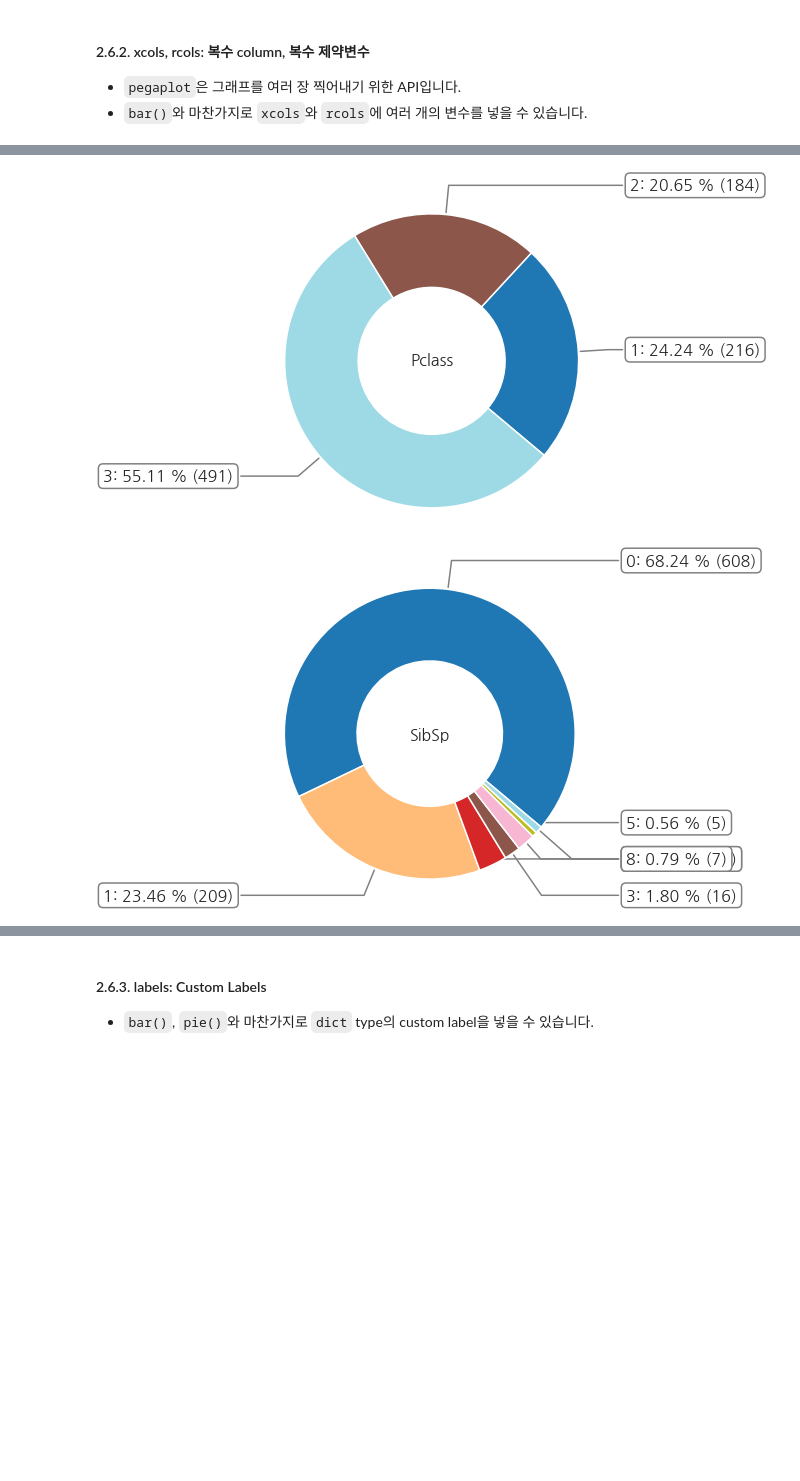
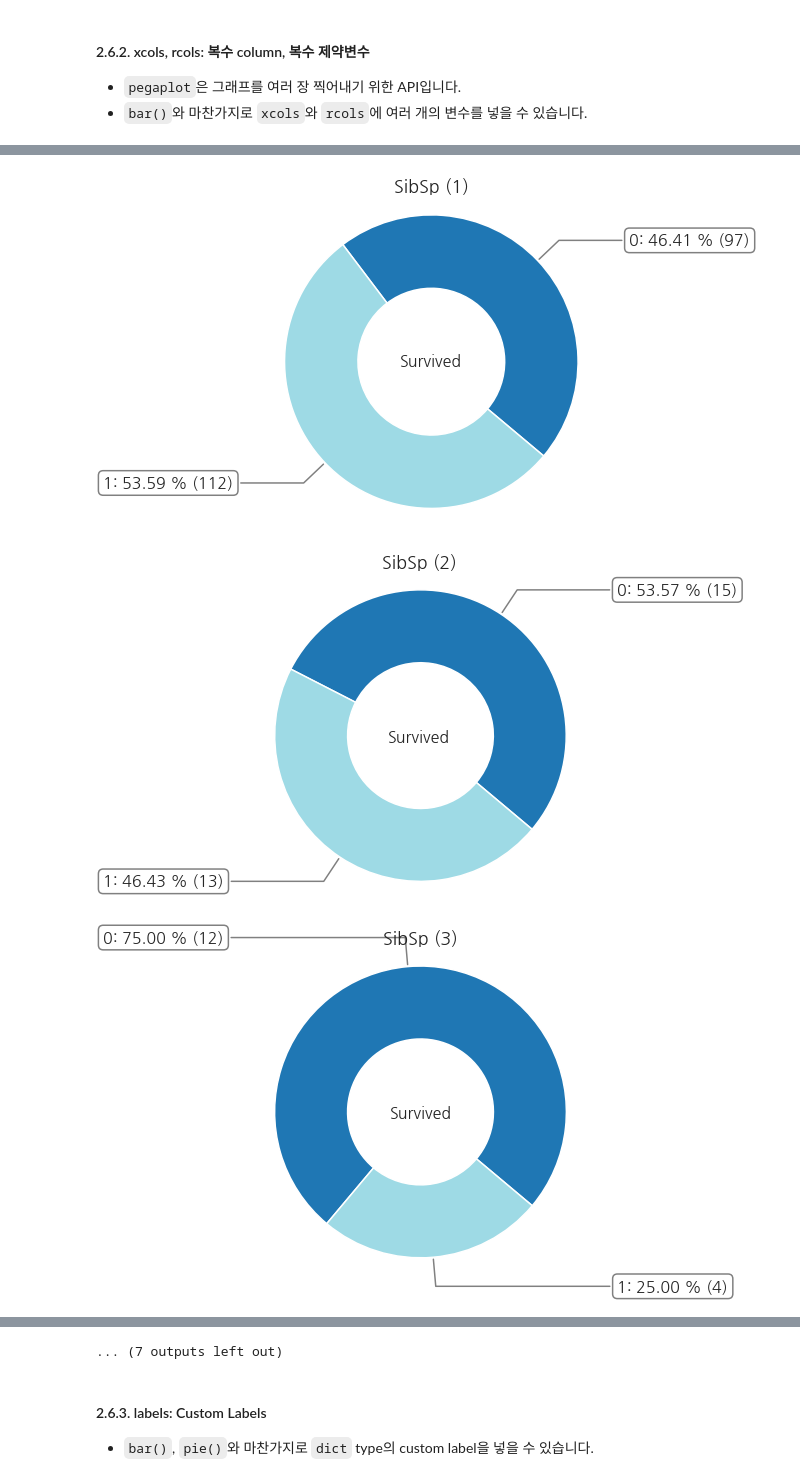
Before and after one commit to jehyunlee/code-snippet, a Jupyter notebook: 0_work-snippet/pegaplot/pegaplot_tutorial.ipynb, the cells around one changed output, grey strips where cells are left out. Drawn from its saved outputs; the diff is of its cells as text; code cells hidden in the pictures; blank space fills up the shorter version.

```diff
--- a/0_work-snippet/pegaplot/pegaplot_tutorial.ipynb
+++ b/0_work-snippet/pegaplot/pegaplot_tutorial.ipynb
@@ -298,5 +444,5 @@ pp.donut(dft, 'Pclass')
 * `pegaplot`은 그래프를 여러 장 찍어내기 위한 API입니다.
 * `bar()`와 마찬가지로 `xcols`와 `rcols`에 여러 개의 변수를 넣을 수 있습니다.
 # %%
-pp.donut(dft, ['Survived', 'Pclass', 'SibSp'])
+pp.donut(dft, ['Survived', 'Pclass'], ['SibSp', 'Sex'])
 # %% [output]
@@ -304,2 +459,3 @@ pp.donut(dft, ['Survived', 'Pclass', 'SibSp'])
-[figure, old version]
+[figure, new version]
-[figure, old version]
+[figure, new version]
+[figure, added]
@@ -306,3 +469,4 @@ pp.donut(dft, ['Survived', 'Pclass', 'SibSp'])
+... (7 outputs left out)
 # %% [markdown]
 #### 2.6.3. labels: Custom Labels
 * `bar()`, `pie()`와 마찬가지로 `dict` type의 custom label을 넣을 수 있습니다.
```
Also changed, not shown: parts of 43 cells of this notebook, 1 other file.
